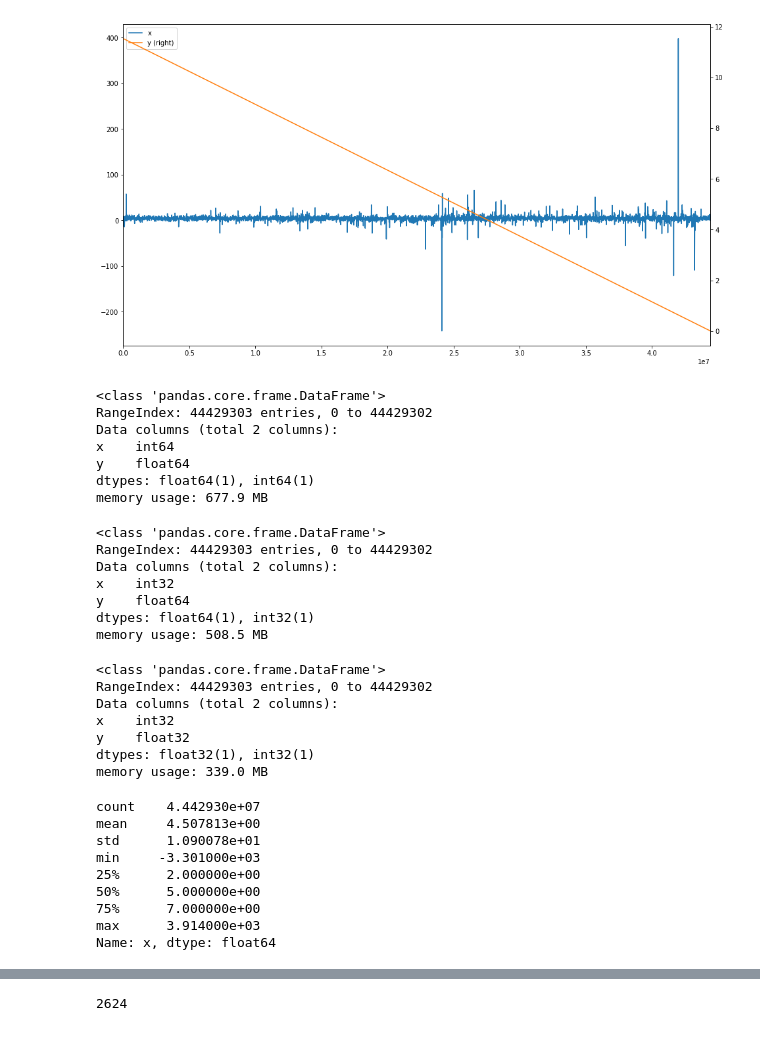
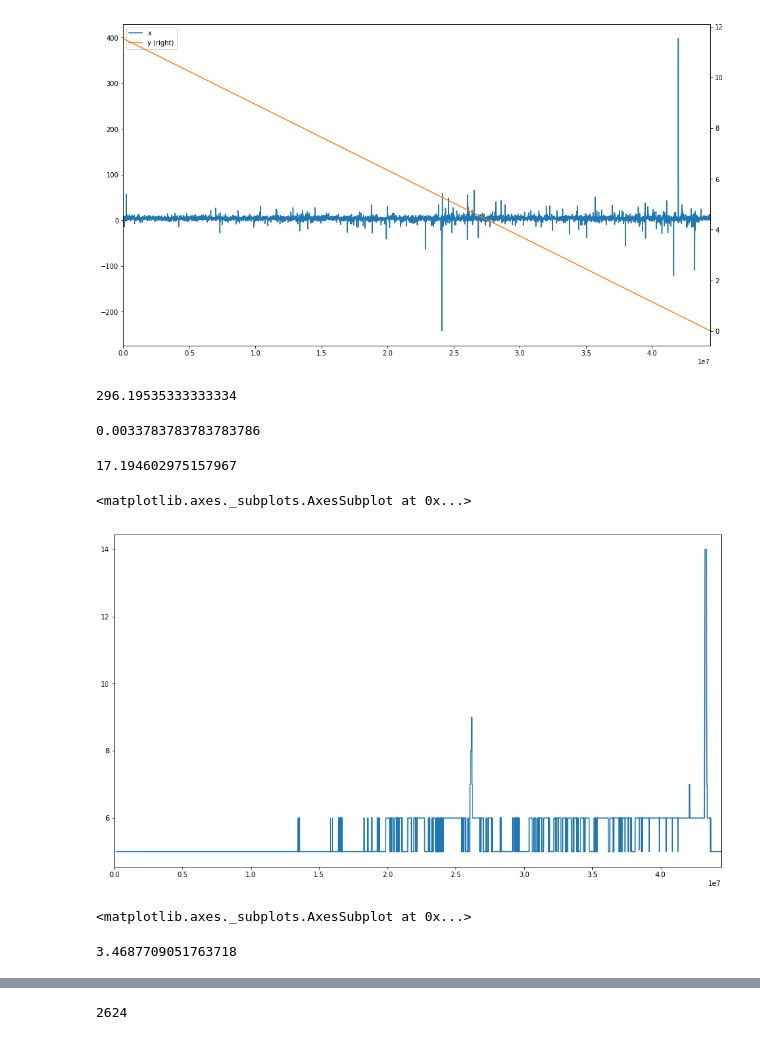
Before and after one commit to WLM1ke/LANL_Earthquake_Prediction, a Jupyter notebook: notebooks/EDA.ipynb, the cells around one changed output, grey strips where cells are left out. Saved outputs shown, nothing was run; the diff lists cells and outputs as text; code cells hidden in the pictures.

```diff
--- a/notebooks/EDA.ipynb
+++ b/notebooks/EDA.ipynb
@@ -63,47 +52,29 @@ df.loc[::10000,:].plot(figsize=(16,9), secondary_y=["y"])
 # %% [output]
 <matplotlib.axes._subplots.AxesSubplot at 0x...>
 [figure]
-# %%
-df.info()
-# %% [output]
-<class 'pandas.core.frame.DataFrame'>
-RangeIndex: 44429303 entries, 0 to 44429302
-Data columns (total 2 columns):
-x    int64
-y    float64
-dtypes: float64(1), int64(1)
-memory usage: 677.9 MB
-# %%
-df.info()
-# %% [output]
-<class 'pandas.core.frame.DataFrame'>
-RangeIndex: 44429303 entries, 0 to 44429302
-Data columns (total 2 columns):
-x    int32
-y    float64
-dtypes: float64(1), int32(1)
-memory usage: 508.5 MB
-# %%
-df.info()
-# %% [output]
-<class 'pandas.core.frame.DataFrame'>
-RangeIndex: 44429303 entries, 0 to 44429302
-Data columns (total 2 columns):
-x    int32
-y    float32
-dtypes: float32(1), int32(1)
-memory usage: 339.0 MB
-# %%
-df.y = df.y.astype('float32')
+# %%
+block = 150000
+44429303 / block
+# %% [output]
+296.19535333333334
+# %%
+1/ 296
+# %% [output]
+0.0033783783783783786
+# %%
+np.log(block) / np.log(2)
+# %% [output]
+17.194602975157967
+# %%
+df.x.diff().rolling(block).quantile(0.95).plot(figsize=(16,9))
+# %% [output]
+<matplotlib.axes._subplots.AxesSubplot at 0x...>
+[figure, added]
+# %%
+roll.plot(figsize=(16,9), ylim=(0, 100))
+# %% [output]
+<matplotlib.axes._subplots.AxesSubplot at 0x...>
 # %%
-df.x.describe()
+df.x.mad()
 # %% [output]
-count    4.442930e+07
-mean     4.507813e+00
-std      1.090078e+01
-min     -3.301000e+03
-25%      2.000000e+00
-50%      5.000000e+00
-75%      7.000000e+00
-max      3.914000e+03
-Name: x, dtype: float64
+3.4687709051763718
```
Also changed, not shown: parts of 10 cells of this notebook, 3 other files.
